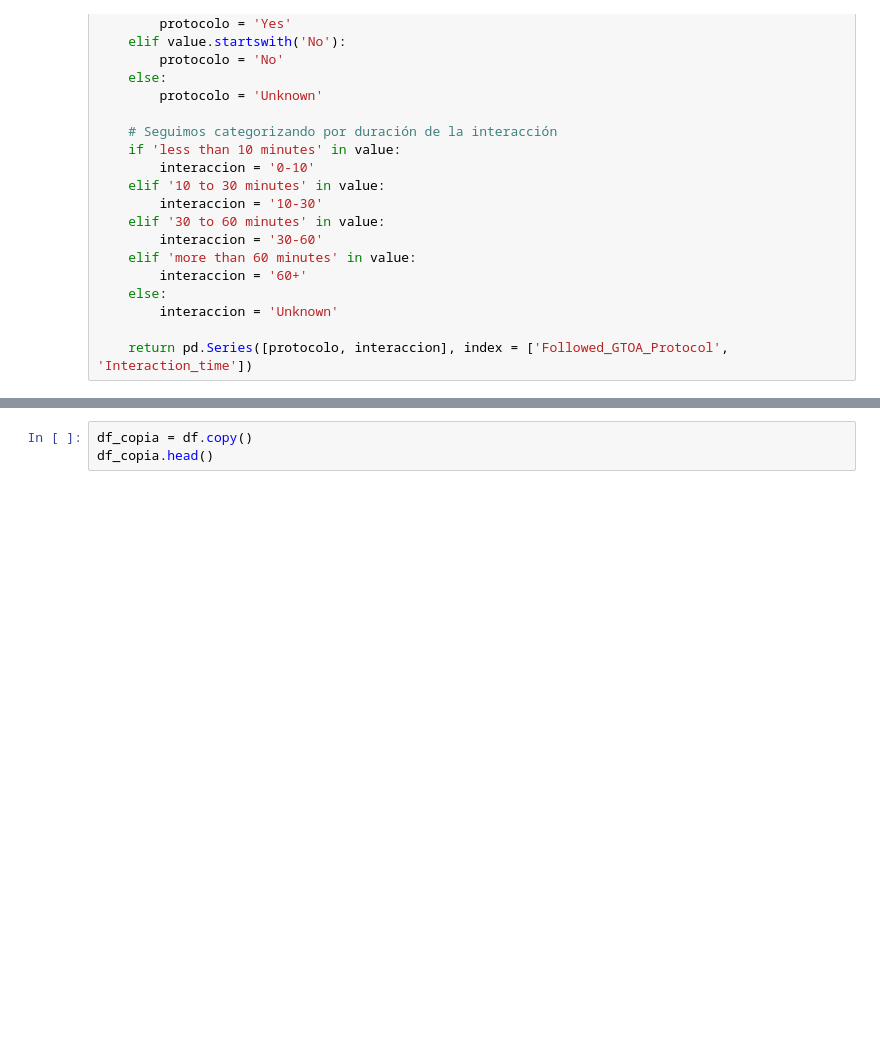
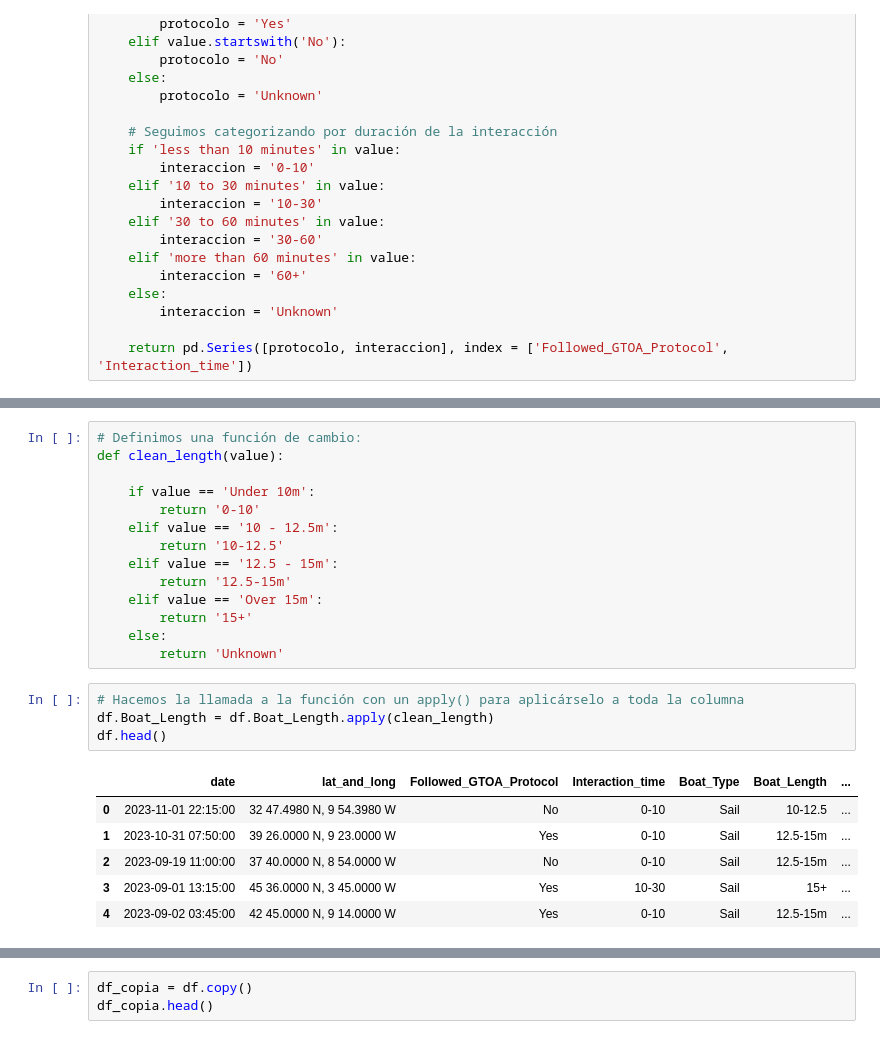
Before and after one commit to Jacobomb/Orca-interactions-in-the-Iberian-Peninsula, a Jupyter notebook: notebooks/2.DataCleaning.ipynb, the cells around one changed output, grey strips where cells are left out. Saved outputs shown, nothing was run; the diff lists cells and outputs as text; blank space fills up the shorter version.

```diff
--- a/notebooks/2.DataCleaning.ipynb
+++ b/notebooks/2.DataCleaning.ipynb
@@ -285,0 +359,25 @@ array(['0-10', '10-30', '30-60', '60+', 'Unknown'], dtype=object)
+# %%
+# Definimos una función de cambio:
+def clean_length(value):
+
+    if value == 'Under 10m':
+        return '0-10'
+    elif value == '10 - 12.5m':
+        return '10-12.5'
+    elif value == '12.5 - 15m':
+        return '12.5-15m'
+    elif value == 'Over 15m':
+        return '15+'
+    else:
+        return 'Unknown'
+# %%
+# Hacemos la llamada a la función con un apply() para aplicárselo a toda la columna
+df.Boat_Length = df.Boat_Length.apply(clean_length)
+df.head()
+# %% [output]
+|  | date | lat_and_long | Followed_GTOA_Protocol | Interaction_time | Boat_Type | Boat_Length | ... |
+| 0 | 2023-11-01 22:15:00 | 32 47.4980 N, 9 54.3980 W | No | 0-10 | Sail | 10-12.5 | ... |
+| 1 | 2023-10-31 07:50:00 | 39 26.0000 N, 9 23.0000 W | Yes | 0-10 | Sail | 12.5-15m | ... |
+| 2 | 2023-09-19 11:00:00 | 37 40.0000 N, 8 54.0000 W | No | 0-10 | Sail | 12.5-15m | ... |
+| 3 | 2023-09-01 13:15:00 | 45 36.0000 N, 3 45.0000 W | Yes | 10-30 | Sail | 15+ | ... |
+| 4 | 2023-09-02 03:45:00 | 42 45.0000 N, 9 14.0000 W | Yes | 0-10 | Sail | 12.5-15m | ... |
```
Also changed, not shown: parts of 21 cells of this notebook.
